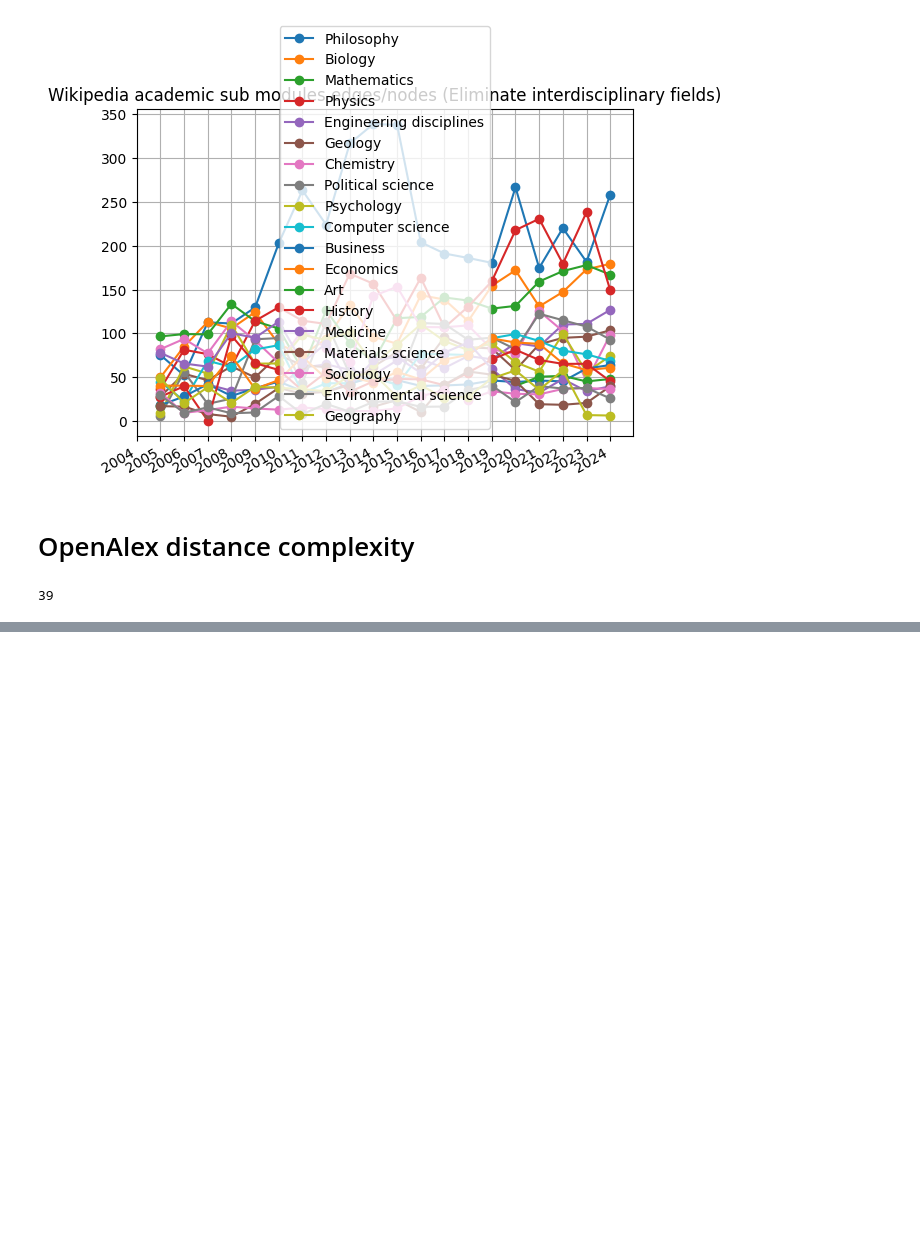
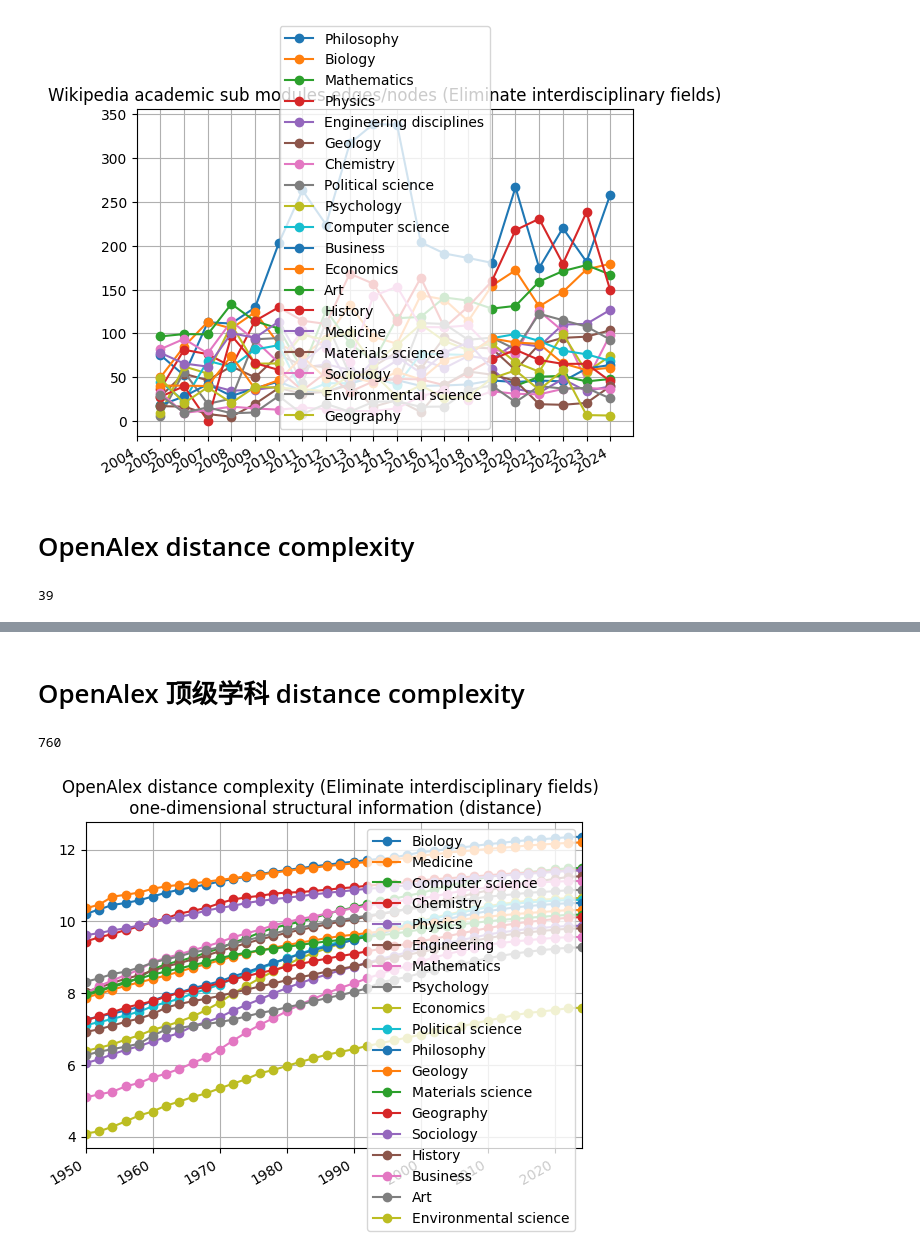
Before and after one commit to knogen/graph-computing-go, a Jupyter notebook: lab/new_structural_entropy.ipynb, the cells around one changed output, grey strips where cells are left out. Cells and saved outputs as stored; diff of their text form; code cells hidden in the pictures; blank space fills up the shorter version.

```diff
--- a/lab/new_structural_entropy.ipynb
+++ b/lab/new_structural_entropy.ipynb
@@ -517,3 +519,11 @@ draw_xlsx_sheet(XLSX_WRITER,
                 "Year",
                 "count", y_axis_options = {'num_format': '#,##0','min':0, 'minor_unit':1},
                 )
+# %% [markdown]
+# OpenAlex 顶级学科 distance complexity
+# %%
+database_name = f"openalex_v{env_config['OPENALEX_VERSION']}"
+openalex_entropy_collection = pymongo.MongoClient(env_config['Mongo_Url'])[database_name]["top_discipline_distance_complexity"]
+openalex_entropy_collection.count_documents({})
+# %% [output]
+760
@@ -519,0 +586,23 @@ draw_xlsx_sheet(XLSX_WRITER,
+# %%
+# merge by discipline
+
+# BIG_ENTROPY_KEY
+big_discipline_complexity = {}
+little_discipline_complexity = {}
+kqi_discipline_complexity = {}
+for discipline_title, data in disciplines_complexity_data.items():
+    big_discipline_complexity[discipline_title] = data[BIG_ENTROPY_KEY]
+    little_discipline_complexity[discipline_title] = data[LITTLE_ENTROPY_KEY]
+    kqi_discipline_complexity[discipline_title] = data["KQI"]
+# %%
+
+df = pd.DataFrame(big_discipline_complexity, index=year_range)
+df = df.dropna()
+df = df[df.columns[df.iloc[-1].argsort()[::-1]]]
+df.plot( marker='o')
+plt.xlim(start_year, end_year)
+plt.title(f"OpenAlex distance complexity (Eliminate interdisciplinary fields) \n {BIG_ENTROPY_KEY}")
+plt.grid()
+plt.gcf().autofmt_xdate()
+# %% [output]
+[figure, added]
```
Also changed, not shown: parts of 30 cells of this notebook, 6 other files.
